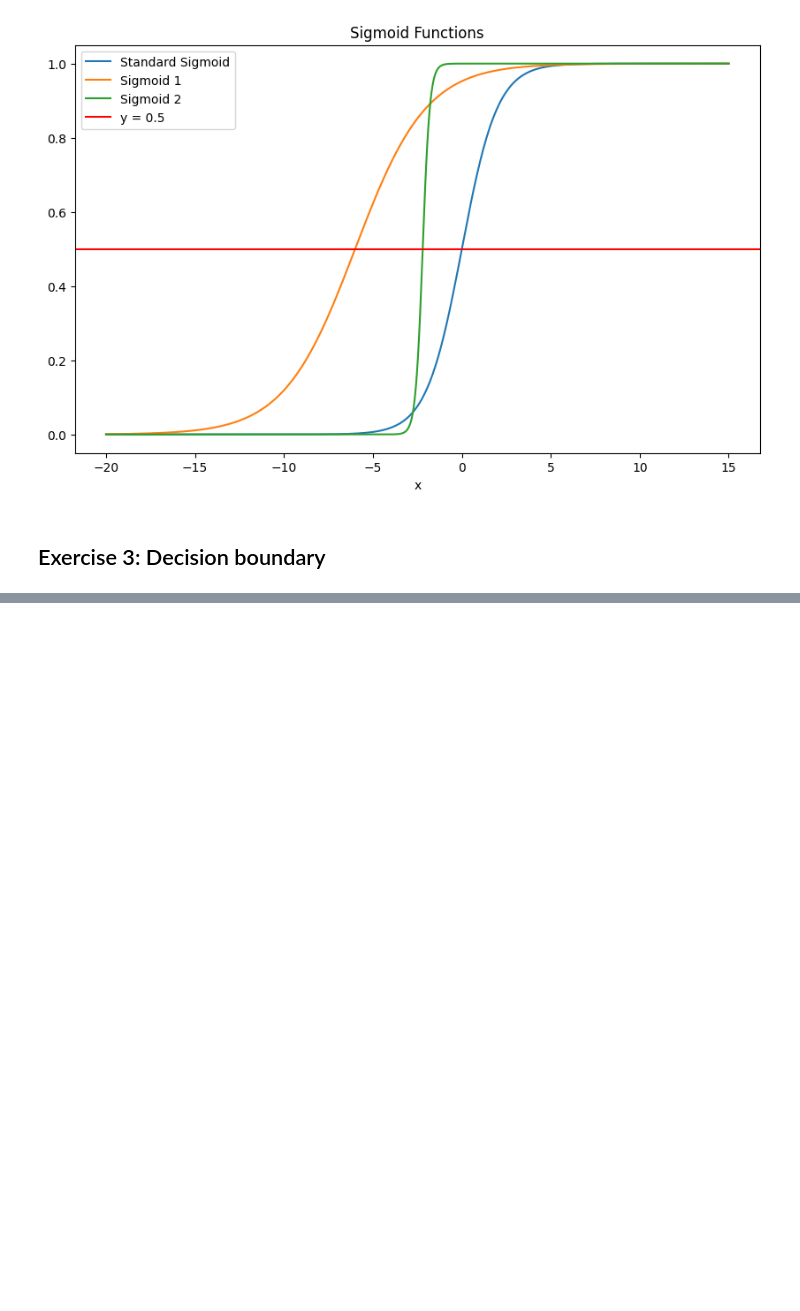
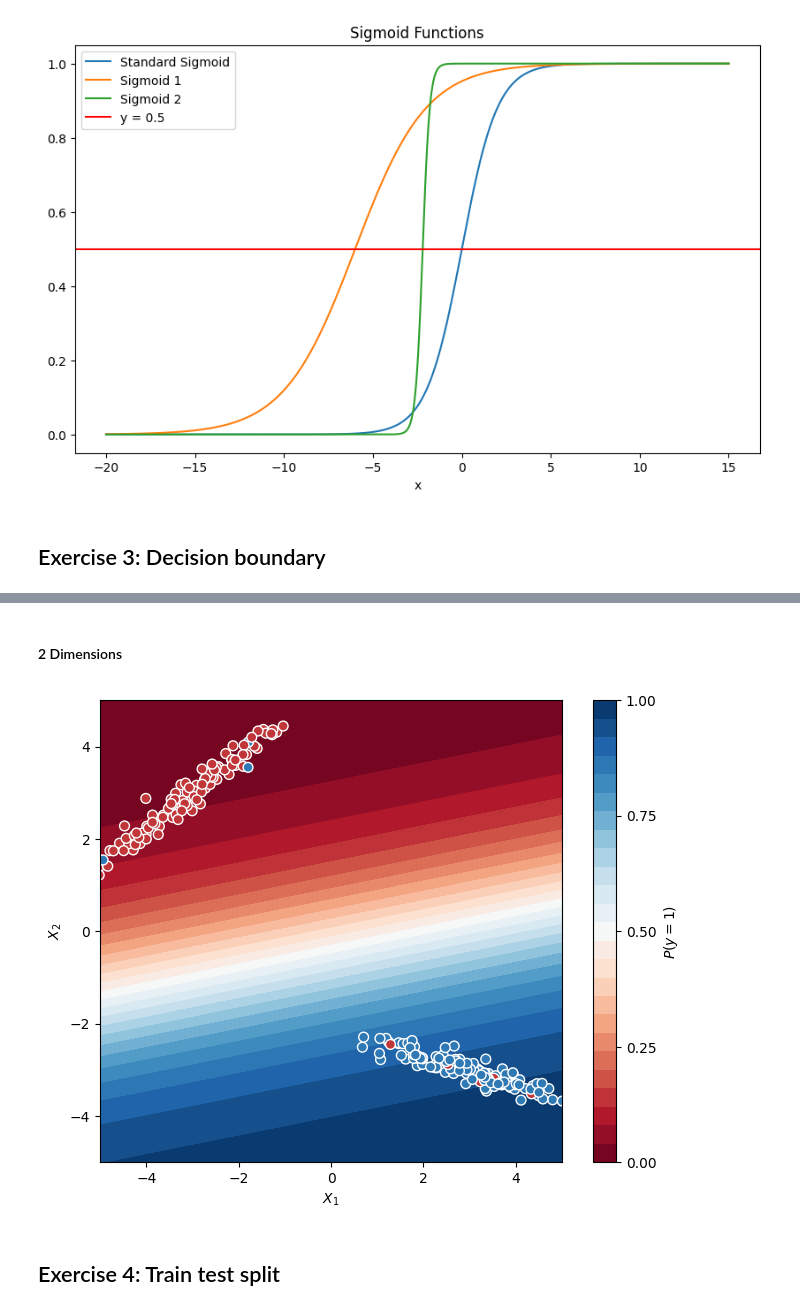
Before and after one commit to AntonWiklund1/Antons-Ai-Learning, a Jupyter notebook: piscine/Classification/Classification_Notebook.ipynb, the cells around one changed output, grey strips where cells are left out. Drawn from its saved outputs; the diff is of its cells as text; code cells hidden in the pictures; blank space fills up the shorter version.

```diff
--- a/piscine/Classification/Classification_Notebook.ipynb
+++ b/piscine/Classification/Classification_Notebook.ipynb
@@ -96,0 +234,40 @@ plt.show()
+# %% [markdown]
+#### 2 Dimensions
+# %%
+
+
+# Generate 2-dimensional data
+X, y = make_classification(n_features=2,
+                           n_redundant=0,
+                           n_samples=250,
+                           n_classes=2,
+                           n_clusters_per_class=1,
+                           flip_y=0.05,
+                           class_sep=3,
+                           random_state=43)
+
+# Fit Logistic Regression
+clf = LogisticRegression()
+clf.fit(X, y)
+
+# Prepare the grid for plotting decision boundary
+xx, yy = np.mgrid[-5:5:.01, -5:5:.01]
+grid = np.c_[xx.ravel(), yy.ravel()]
+probs = clf.predict_proba(grid)[:, 1].reshape(xx.shape)
+
+# Plotting
+f, ax = plt.subplots(figsize=(8, 6))
+contour = ax.contourf(xx, yy, probs, 25, cmap="RdBu", vmin=0, vmax=1)
+
+ax_c = f.colorbar(contour)
+ax_c.set_label("$P(y = 1)$")
+ax_c.set_ticks([0, .25, .5, .75, 1])
+
+ax.scatter(X[:,0], X[:, 1], c=y, s=50, cmap="RdBu", vmin=-.2, vmax=1.2, edgecolor="white", linewidth=1)
+
+ax.set(aspect="equal", xlim=(-5, 5), ylim=(-5, 5), xlabel="$X_1$", ylabel="$X_2$")
+plt.show()
+# %% [output]
+[figure, added]
+# %% [markdown]
+## Exercise 4: Train test split
```
Also changed, not shown: parts of 14 cells of this notebook.
